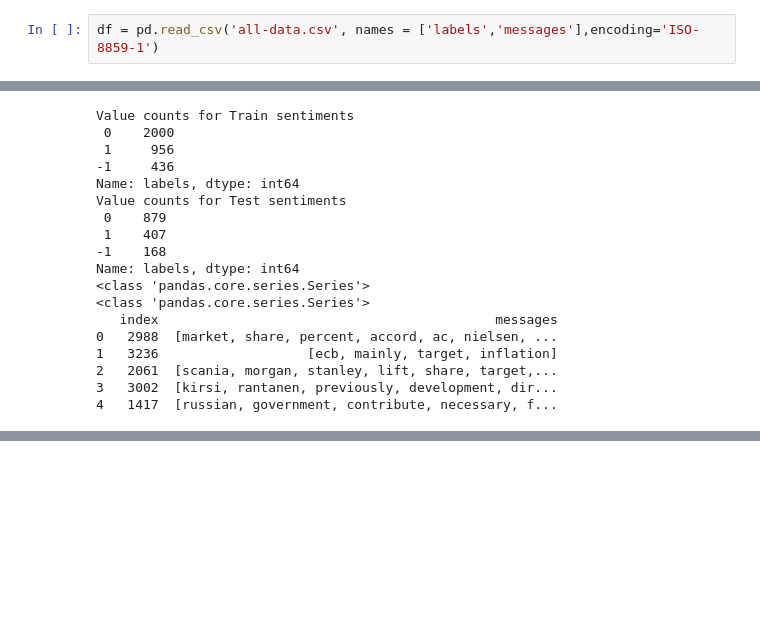
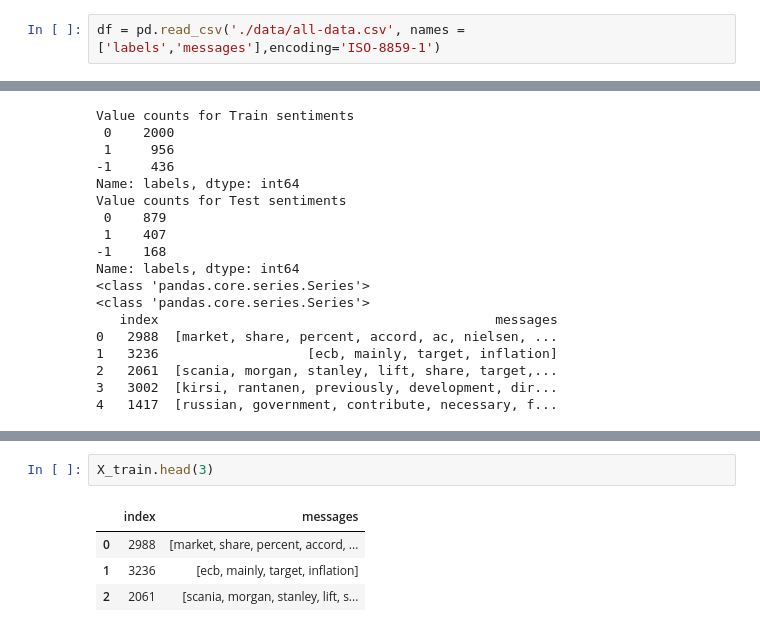
Before and after one commit to Kevin-Kwasnik/aspect-based-sentiment-analysis, a Jupyter notebook: 2_data-wrangling.ipynb, the cells around one changed output, grey strips where cells are left out. Cells and saved outputs as stored; diff of their text form; blank space fills up the shorter version.

Commit message:
data wrangling

```diff
--- a/2_data-wrangling.ipynb
+++ b/2_data-wrangling.ipynb
@@ -21,7 +21,7 @@ stopword_list.remove('not')
 stopword_list.remove('up')
 stopword_list.remove('down')
 # %%
-df = pd.read_csv('all-data.csv', names = ['labels','messages'],encoding='ISO-8859-1')
+df = pd.read_csv('./data/all-data.csv', names = ['labels','messages'],encoding='ISO-8859-1')
 # %%
 df.head()
 # %% [output]
@@ -208,0 +270,7 @@ w2v_model.save(word2vec_model_file)
+# %%
+X_train.head(3)
+# %% [output]
+|  | index | messages |
+| 0 | 2988 | [market, share, percent, accord, ... |
+| 1 | 3236 | [ecb, mainly, target, inflation] |
+| 2 | 2061 | [scania, morgan, stanley, lift, s... |
```
Also changed, not shown: parts of 13 cells of this notebook, 8 other files.
